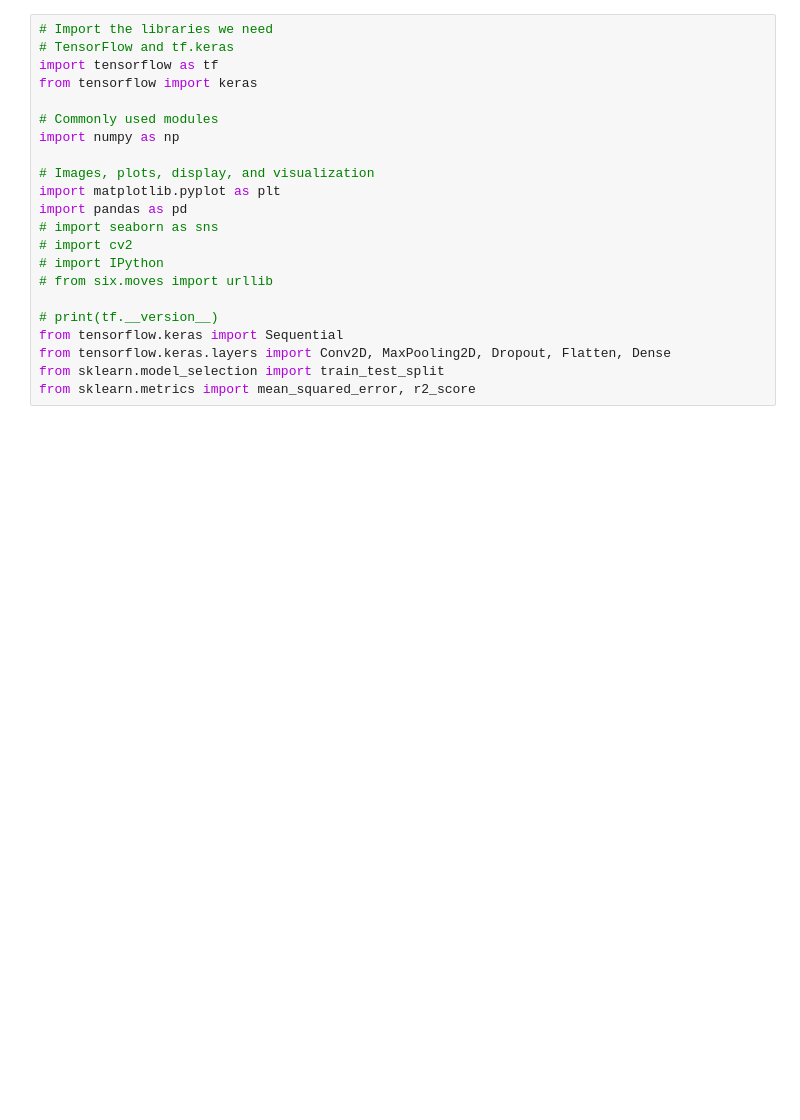
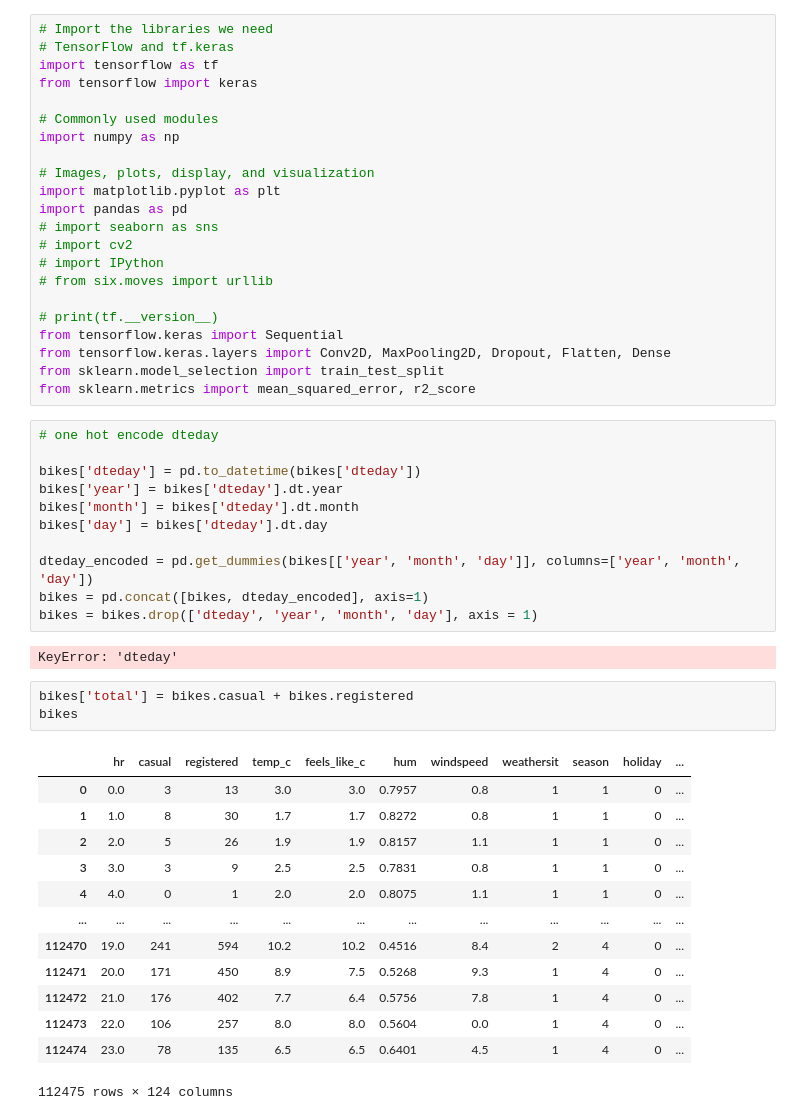
Before and after one commit to levi-wj/bike_case_study, a Jupyter notebook: notebooks/starter_bikes_Josh.ipynb, the cells around one changed output. Saved outputs shown, nothing was run; the diff lists cells and outputs as text; blank space fills up the shorter version.

```diff
--- a/notebooks/starter_bikes_Josh.ipynb
+++ b/notebooks/starter_bikes_Josh.ipynb
@@ -49,3 +49,33 @@ from tensorflow.keras import Sequential
 from tensorflow.keras.layers import Conv2D, MaxPooling2D, Dropout, Flatten, Dense
 from sklearn.model_selection import train_test_split
 from sklearn.metrics import mean_squared_error, r2_score
+# %%
+# one hot encode dteday
+
+bikes['dteday'] = pd.to_datetime(bikes['dteday'])
+bikes['year'] = bikes['dteday'].dt.year
+bikes['month'] = bikes['dteday'].dt.month
+bikes['day'] = bikes['dteday'].dt.day
+
+dteday_encoded = pd.get_dummies(bikes[['year', 'month', 'day']], columns=['year', 'month', 'day'])
+bikes = pd.concat([bikes, dteday_encoded], axis=1)
+bikes = bikes.drop(['dteday', 'year', 'month', 'day'], axis = 1)
+# %% [output]
+KeyError: 'dteday'
+# %%
+bikes['total'] = bikes.casual + bikes.registered
+bikes
+# %% [output]
+|  | hr | casual | registered | temp_c | feels_like_c | hum | windspeed | weathersit | season | holiday | ... |
+| 0 | 0.0 | 3 | 13 | 3.0 | 3.0 | 0.7957 | 0.8 | 1 | 1 | 0 | ... |
+| 1 | 1.0 | 8 | 30 | 1.7 | 1.7 | 0.8272 | 0.8 | 1 | 1 | 0 | ... |
+| 2 | 2.0 | 5 | 26 | 1.9 | 1.9 | 0.8157 | 1.1 | 1 | 1 | 0 | ... |
+| 3 | 3.0 | 3 | 9 | 2.5 | 2.5 | 0.7831 | 0.8 | 1 | 1 | 0 | ... |
+| 4 | 4.0 | 0 | 1 | 2.0 | 2.0 | 0.8075 | 1.1 | 1 | 1 | 0 | ... |
+| ... | ... | ... | ... | ... | ... | ... | ... | ... | ... | ... | ... |
+| 112470 | 19.0 | 241 | 594 | 10.2 | 10.2 | 0.4516 | 8.4 | 2 | 4 | 0 | ... |
+| 112471 | 20.0 | 171 | 450 | 8.9 | 7.5 | 0.5268 | 9.3 | 1 | 4 | 0 | ... |
+| 112472 | 21.0 | 176 | 402 | 7.7 | 6.4 | 0.5756 | 7.8 | 1 | 4 | 0 | ... |
+| 112473 | 22.0 | 106 | 257 | 8.0 | 8.0 | 0.5604 | 0.0 | 1 | 4 | 0 | ... |
+| 112474 | 23.0 | 78 | 135 | 6.5 | 6.5 | 0.6401 | 4.5 | 1 | 4 | 0 | ... |
+112475 rows × 124 columns
```
Also changed, not shown: parts of 14 cells of this notebook.
